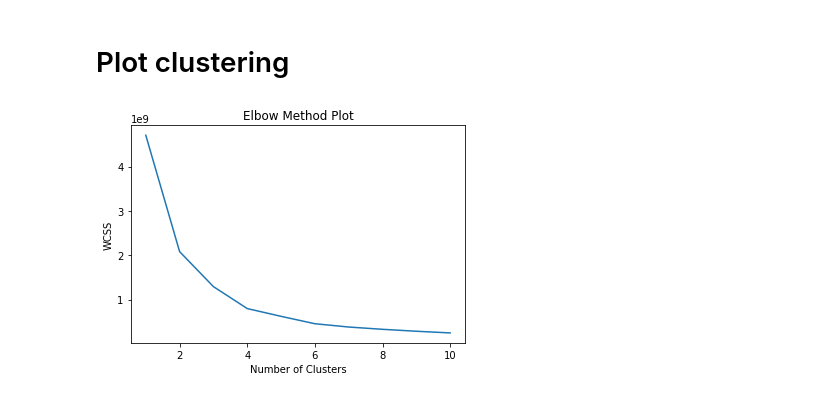
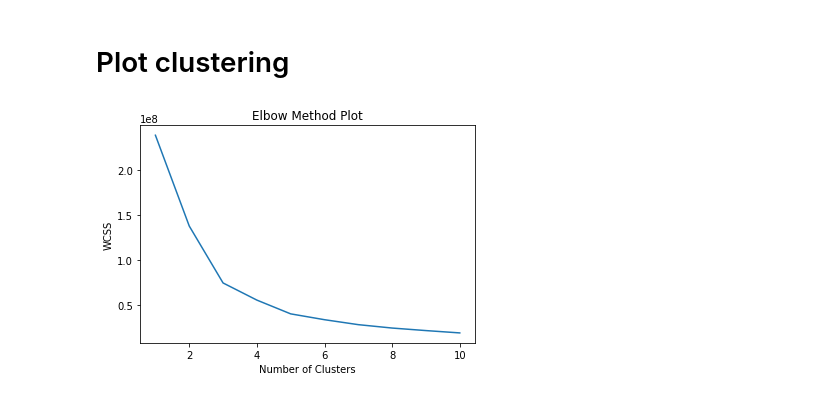
Before and after one commit to NormanHung/Practice-Customer-Segmentation, a Jupyter notebook: Assignment-Customer Segmentation.ipynb, the cells around one changed output. Drawn from its saved outputs; the diff is of its cells as text; code cells hidden in the pictures.

```diff
--- a/Assignment-Customer Segmentation.ipynb
+++ b/Assignment-Customer Segmentation.ipynb
@@ -324,0 +339,9 @@ CombinedRawData = OutliersRemoved(CombinedRawData, "OrderHistoryTotal")
+# %%
+ProcessedData["Outliers"] = TagOutliers(ProcessedData, "DaysSinceLastOrder")
+# %%
+ProcessedData["Outliers"] = ProcessedData["Outliers"] | TagOutliers(ProcessedData, "PurchaseFrequency")
+# %%
+ProcessedData["Outliers"] = ProcessedData["Outliers"] | TagOutliers(ProcessedData, "OrderHistoryTotal")
+# %%
+ProcessedData = ProcessedData[ProcessedData["Outliers"] == False].drop("Outliers", axis = 1)
+ProcessedData.info()
@@ -382,4 +437,4 @@ def PlotKMeansClusters(ModelData, CenterPointCount = 3, RSeed = 13):
 # %%
-PlotKMeanElbow(CombinedRawData[["Customers.id", "DaysSinceLastOrder", "PurchaseFrequency", "OrderHistoryTotal"]]);
+PlotKMeanElbow(ProcessedData[["DaysSinceLastOrder", "PurchaseFrequency", "OrderHistoryTotal"]]);
 # %% [output]
-[figure, old version]
+[figure, new version]
```
Also changed, not shown: parts of 39 cells of this notebook.
